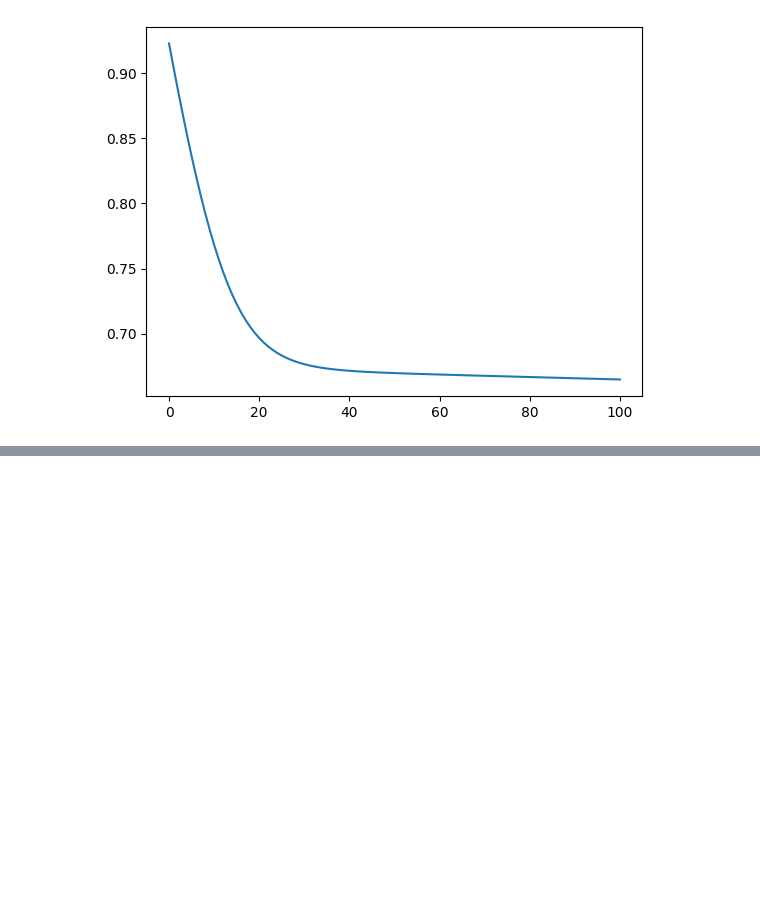
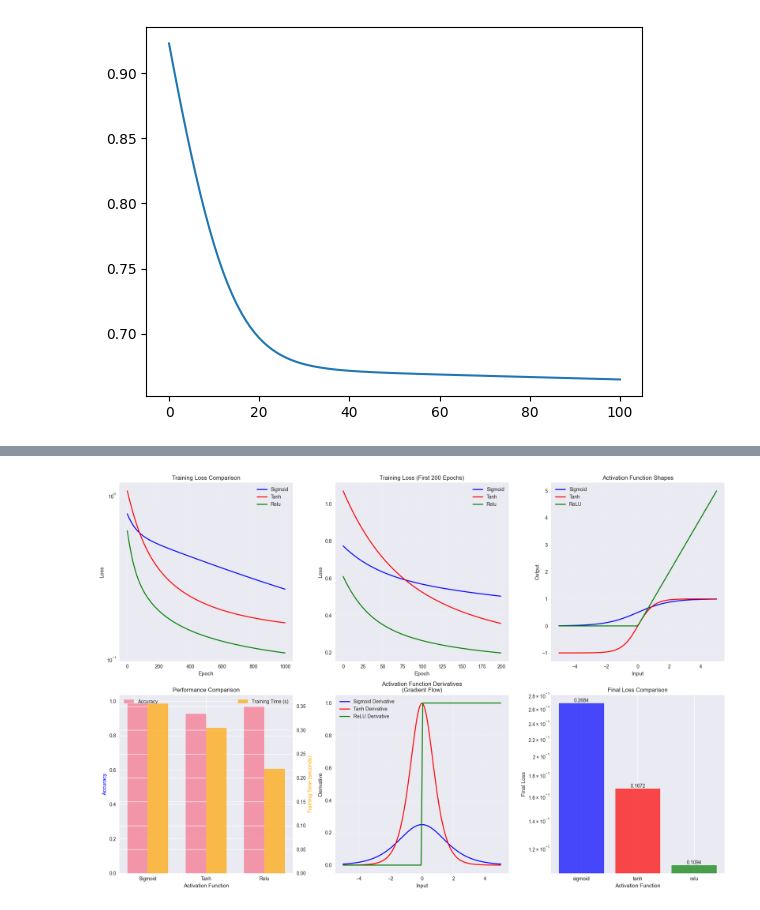
Before and after one commit to SaiGuruInukurthi/iHub_AIML_2025, a Jupyter notebook: Mod6_Lab1_Implementing_forward_propagation_and_back_propagation.ipynb, the cells around one changed output, grey strips where cells are left out. Saved outputs shown, nothing was run; the diff lists cells and outputs as text; code cells hidden in the pictures; blank space fills up the shorter version.

```diff
--- a/Mod6_Lab1_Implementing_forward_propagation_and_back_propagation.ipynb
+++ b/Mod6_Lab1_Implementing_forward_propagation_and_back_propagation.ipynb
@@ -205,0 +523,96 @@ pd.Series(loss_lst).plot()
+# %%
+# Create comprehensive visualization
+fig, axes = plt.subplots(2, 3, figsize=(18, 12))
+colors = {'sigmoid': 'blue', 'tanh': 'red', 'relu': 'green'}
+
+# 1. Loss curves comparison
+ax1 = axes[0, 0]
+for activation in activations:
+    ax1.plot(loss_histories[activation], color=colors[activation],
+             label=f'{activation.capitalize()}', linewidth=2)
+ax1.set_xlabel('Epoch')
+ax1.set_ylabel('Loss')
+ax1.set_title('Training Loss Comparison')
+ax1.legend()
+ax1.grid(True, alpha=0.3)
+ax1.set_yscale('log')
+
+# 2. Loss curves (first 200 epochs for detail)
+ax2 = axes[0, 1]
+for activation in activations:
+    ax2.plot(loss_histories[activation][:200], color=colors[activation],
+             label=f'{activation.capitalize()}', linewidth=2)
+ax2.set_xlabel('Epoch')
+ax2.set_ylabel('Loss')
+ax2.set_title('Training Loss (First 200 Epochs)')
+ax2.legend()
+ax2.grid(True, alpha=0.3)
+
+# 3. Activation function shapes
+ax3 = axes[0, 2]
+x = np.linspace(-5, 5, 100)
+ax3.plot(x, 1/(1 + np.exp(-x)), color=colors['sigmoid'], label='Sigmoid', linewidth=2)
+ax3.plot(x, np.tanh(x), color=colors['tanh'], label='Tanh', linewidth=2)
+ax3.plot(x, np.maximum(0, x), color=colors['relu'], label='ReLU', linewidth=2)
+ax3.set_xlabel('Input')
+ax3.set_ylabel('Output')
+ax3.set_title('Activation Function Shapes')
+ax3.legend()
+ax3.grid(True, alpha=0.3)
+
+# 4. Performance metrics bar chart
+ax4 = axes[1, 0]
+metrics = ['accuracy', 'training_time']
+x_pos = np.arange(len(activations))
+width = 0.35
+
+accuracies = [results[act]['accuracy'] for act in activations]
+times = [results[act]['training_time'] for act in activations]
+
+ax4_twin = ax4.twinx()
+bars1 = ax4.bar(x_pos - width/2, accuracies, width, label='Accuracy', alpha=0.7)
+bars2 = ax4_twin.bar(x_pos + width/2, times, width, label='Training Time (s)', alpha=0.7, color='orange')
+
+ax4.set_xlabel('Activation Function')
+ax4.set_ylabel('Accuracy', color='blue')
+ax4_twin.set_ylabel('Training Time (seconds)', color='orange')
+ax4.set_title('Performance Comparison')
+ax4.set_xticks(x_pos)
+ax4.set_xticklabels([act.capitalize() for act in activations])
+ax4.legend(loc='upper left')
+ax4_twin.legend(loc='upper right')
+
+# 5. Gradient flow visualization (derivative shapes)
+ax5 = axes[1, 1]
+sigmoid_grad = (1/(1 + np.exp(-x))) * (1 - 1/(1 + np.exp(-x)))
+tanh_grad = 1 - np.tanh(x)**2
+relu_grad = (x > 0).astype(float)
+
+ax5.plot(x, sigmoid_grad, color=colors['sigmoid'], label='Sigmoid Derivative', linewidth=2)
+ax5.plot(x, tanh_grad, color=colors['tanh'], label='Tanh Derivative', linewidth=2)
+ax5.plot(x, relu_grad, color=colors['relu'], label='ReLU Derivative', linewidth=2)
+ax5.set_xlabel('Input')
+ax5.set_ylabel('Derivative')
+ax5.set_title('Activation Function Derivatives\n(Gradient Flow)')
+ax5.legend()
+ax5.grid(True, alpha=0.3)
+
+# 6. Final loss comparison
+ax6 = axes[1, 2]
+final_losses = [results[act]['final_loss'] for act in activations]
+bars = ax6.bar(activations, final_losses, color=[colors[act] for act in activations], alpha=0.7)
+ax6.set_xlabel('Activation Function')
+ax6.set_ylabel('Final Loss')
+ax6.set_title('Final Loss Comparison')
+ax6.set_yscale('log')
+
+# Add value labels on bars
+for bar, loss in zip(bars, final_losses):
+    height = bar.get_height()
+    ax6.text(bar.get_x() + bar.get_width()/2., height,
+             f'{loss:.4f}', ha='center', va='bottom')
+
+plt.tight_layout()
+plt.show()
+# %% [output]
+[figure, added]
```
Also changed, not shown: parts of 15 cells of this notebook.
